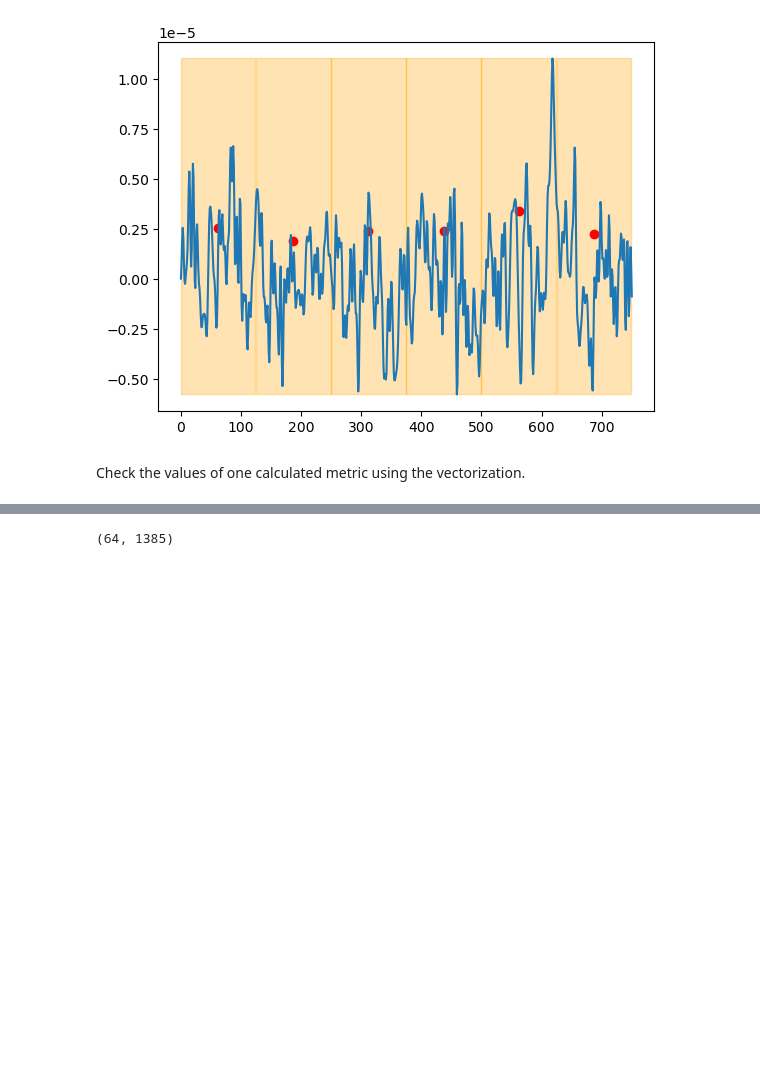
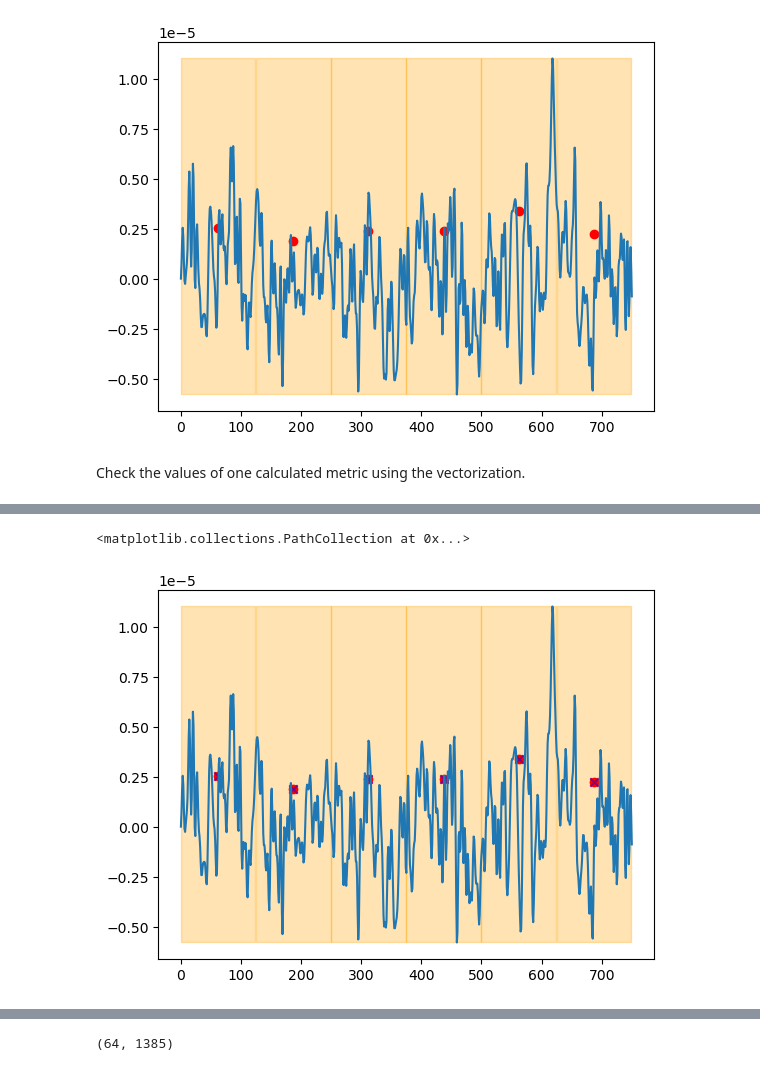
Before and after one commit to Sam54000/EEG_quality_assessment, a Jupyter notebook: src/EEG_quality_assessment/development_lab.ipynb, the cells around one changed output, grey strips where cells are left out. Cells and saved outputs as stored; diff of their text form; code cells hidden in the pictures; blank space fills up the shorter version.

Commit message:
developped vectorized process to speed up computing time

```diff
--- a/src/EEG_quality_assessment/development_lab.ipynb
+++ b/src/EEG_quality_assessment/development_lab.ipynb
@@ -328,6 +331,12 @@ Check the values of one calculated metric using the vectorization.
 
 from numpy.lib.stride_tricks import sliding_window_view
 from EEG_quality_assessment import time_analysis
+import mne
+import numpy as np
+raw = mne.io.read_raw_fif(
+    '/Users/samuel/01_projects/EEG_quality_assessment/tests/sub-04_ses-01_task-rest_run-01_desc-HomeMadePipeline_eeg.fif',
+    preload=True,
+)
 channel = 'Fp1'
 chan_nb = raw.info['ch_names'].index(channel)
 time_window = 0.5
@@ -337,18 +346,8 @@ data = copy_raw.get_data()
 time_samples = np.arange(0, data.shape[1])
 window_samples = int((time_window*raw.info['sfreq']))
 step = int(window_samples - window_samples*overlap)
-window_view = sliding_window_view(data,
-                                  window_samples,
-                                  )[::step,:,:]
-plt.plot(data[chan_nb,:])
-calculation = window_view
-
-for jump in range(window_view.shape[0]):
-    plt.fill_between(window_view[jump,:],
-                     y1 = np.min(data[chan_nb,:]),
-                     y2 = np.max(data[chan_nb,:]),
-                     alpha = 0.3,
-                     color = 'orange')
-    plt.scatter(window_view[jump,window_view.shape[1]//2],
-                time_analysis.average_rms(data[:,window_view[jump,:]])[chan_nb],
-                color = 'r')
+window_view2 = sliding_window_view(data,
+                                  window_shape = window_samples,
+                                  axis = 1)[:,::step,:]
+#plt.plot(data[chan_nb,:])
+calculation = time_analysis.average_rms(window_view2, mean_kwargs = {'axis': 2})
@@ -354,0 +367,20 @@ for jump in range(window_view.shape[0]):
+# %%
+from matplotlib import pyplot as plt
+plt.plot(data[chan_nb,:])
+for jump in range(window_view2.shape[1]):
+    plt.fill_between(window_view[jump,:],
+                     y1 = np.min(data[chan_nb,:]),
+                     y2 = np.max(data[chan_nb,:]),
+                     alpha = 0.3,
+                     color = 'orange')
+    plt.scatter(window_view[jump,window_view.shape[1]//2],
+                time_analysis.average_rms(
+                    data[:,window_view[jump,:]],
+                    mean_kwargs = {'axis':1}
+                    )[chan_nb],
+                color = 'r')
+plt.scatter(window_view[:,window_view.shape[1]//2],calculation[chan_nb,:], color = 'purple',
+            marker='x')
+# %% [output]
+<matplotlib.collections.PathCollection at 0x...>
+[figure, added]
```
Also changed, not shown: parts of 8 cells of this notebook, 1 other file.
